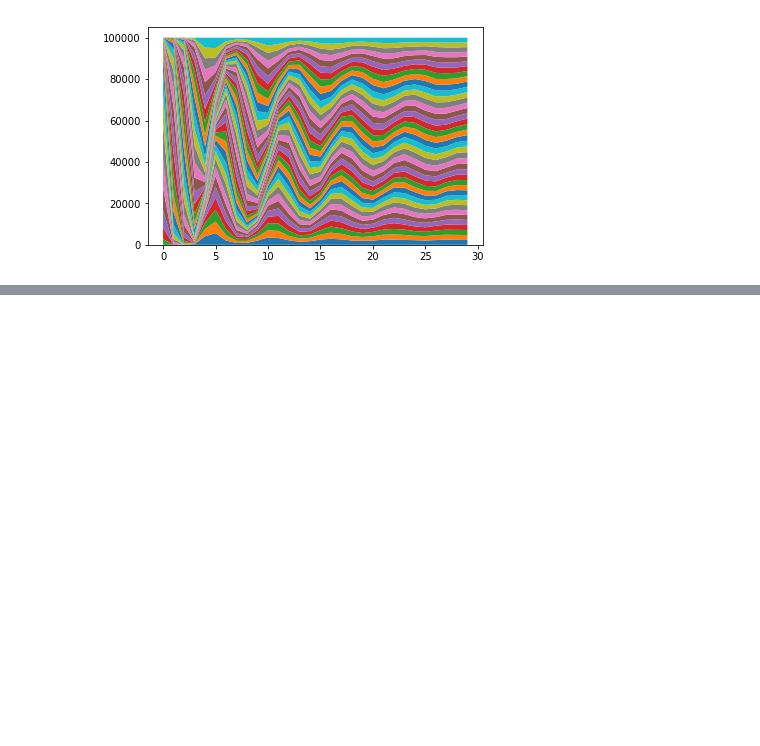
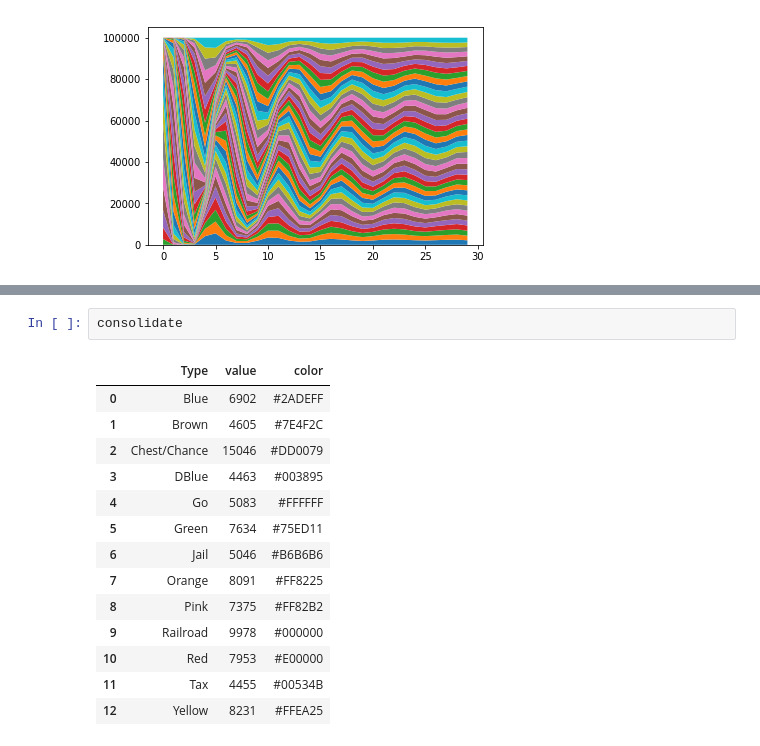
Before and after one commit to meenurajapandian/monopoly, a Jupyter notebook: Notes.ipynb, the cells around one changed output, grey strips where cells are left out. Drawn from its saved outputs; the diff is of its cells as text; blank space fills up the shorter version.

```diff
--- a/Notes.ipynb
+++ b/Notes.ipynb
@@ -97,0 +112,17 @@ plt.show()
+# %%
+consolidate
+# %% [output]
+|  | Type | value | color |
+| 0 | Blue | 6902 | #2ADEFF |
+| 1 | Brown | 4605 | #7E4F2C |
+| 2 | Chest/Chance | 15046 | #DD0079 |
+| 3 | DBlue | 4463 | #003895 |
+| 4 | Go | 5083 | #FFFFFF |
+| 5 | Green | 7634 | #75ED11 |
+| 6 | Jail | 5046 | #B6B6B6 |
+| 7 | Orange | 8091 | #FF8225 |
+| 8 | Pink | 7375 | #FF82B2 |
+| 9 | Railroad | 9978 | #000000 |
+| 10 | Red | 7953 | #E00000 |
+| 11 | Tax | 4455 | #00534B |
+| 12 | Yellow | 8231 | #FFEA25 |
```
Also changed, not shown: parts of 3 cells of this notebook.
